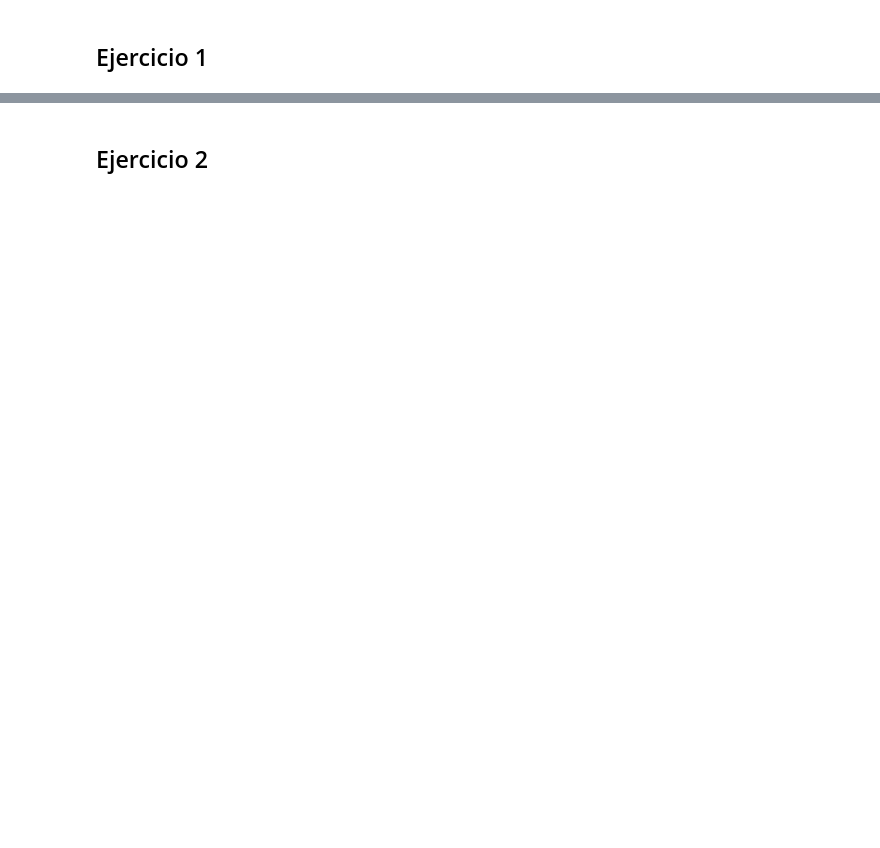
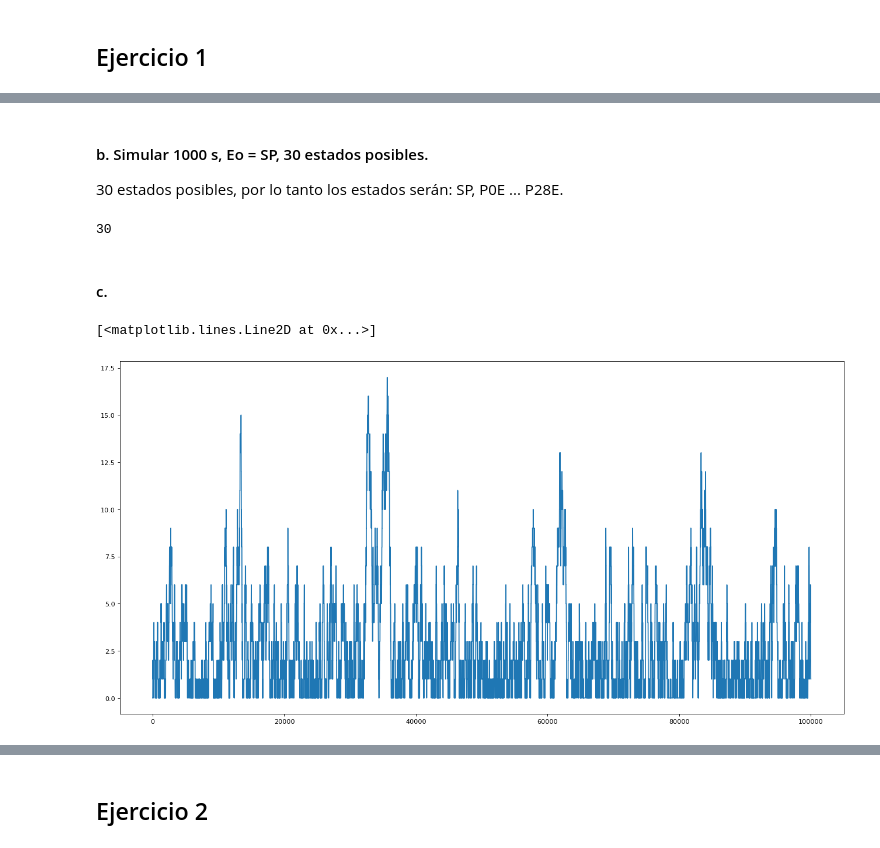
Before and after one commit to Luciana123/simulacion-tp1-2c2021, a Jupyter notebook: TP2/Ejercicios TP2.ipynb, the cells around one changed output, grey strips where cells are left out. Drawn from its saved outputs; the diff is of its cells as text; code cells hidden in the pictures; blank space fills up the shorter version.

```diff
--- a/TP2/Ejercicios TP2.ipynb
+++ b/TP2/Ejercicios TP2.ipynb
@@ -6,0 +29,68 @@ import matplotlib.pyplot as plt
+# %% [markdown]
+#### b. Simular 1000 s, Eo = SP, 30 estados posibles.
+30 estados posibles, por lo tanto los estados serán: SP, P0E ... P28E.
+# %%
+# Armo la matriz de transición
+p_nueva_solicitud = 1/40
+p_procesada = 1/30
+p_mantenerse = 1 - (p_procesada + p_nueva_solicitud)
+
+aux = [p_procesada, p_mantenerse, p_nueva_solicitud]
+M = []
+for i in range(30):
+    if i == 0:
+        fila = [(1 - p_nueva_solicitud), p_nueva_solicitud] + [0 for x in range(28)]
+    elif i == 29:
+        fila = [0 for x in range(28)] + [p_procesada, (1 - p_procesada)]
+    else:
+        fila = [0 for x in range(i-1)] + aux + [0 for x in range(30 - (i + 2))]
+    M.append(fila)
+
+len(M)
+# %% [output]
+30
+# %%
+import random
+random.seed(10)
+
+def index_p(x, n):
+    i = 0
+    acc = 0
+    for v in x:
+        if v != 0:
+            acc += v
+            if n < acc:
+                return i
+        i+=1
+
+def state_from_v(x):
+    return ESTADOS[x.index(1)]
+
+def v_from_index(i):
+    aux = [0] * 30
+    aux[i] = 1
+    return aux
+
+ITERACIONES = 100000
+ESTADOS = ['SP'] + ['P{}E'.format(x) for x in range(29)]
+COUNT_ESTADOS = {}
+SOLICITUDES = []
+x = v_from_index(0) # Comienza en Sin Procesar.
+
+for i in range(ITERACIONES):
+    result = np.dot(x, M)
+    index = index_p(result, random.random())
+    x = v_from_index(index)
+    # Estadisticas
+    next_state = state_from_v(x)
+    COUNT_ESTADOS[next_state] = COUNT_ESTADOS.get(next_state, 0) + 1
+    SOLICITUDES.append(index)
+# %% [markdown]
+#### c.
+# %%
+# Cantidad de solicitudes en cada instante de tiempo.
+figure(figsize=(20,10), dpi=80)
+plt.plot(SOLICITUDES)
+# %% [output]
+[<matplotlib.lines.Line2D at 0x...>]
+[figure, added]
```
Also changed, not shown: parts of 12 cells of this notebook.
